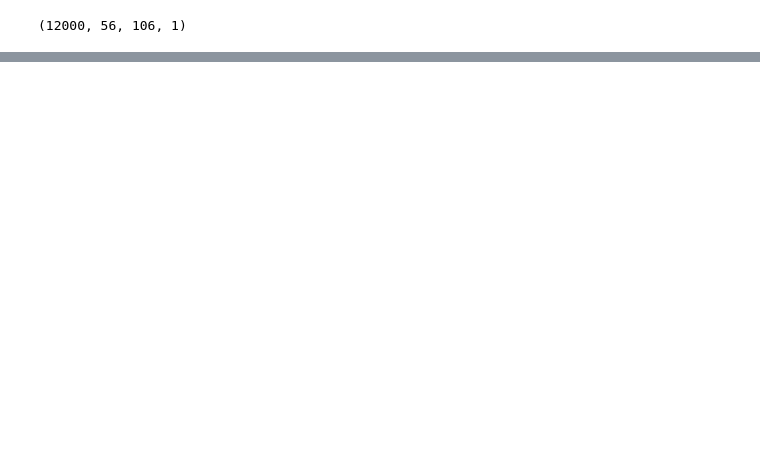
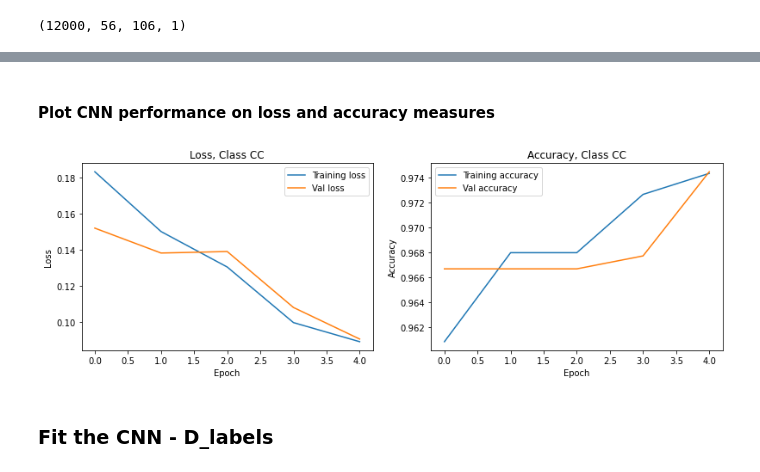
Before and after one commit to mathh17/Anvendt_ML_Eskamens_project, a Jupyter notebook: Q2_2_0_CNN.ipynb, the cells around one changed output, grey strips where cells are left out. Drawn from its saved outputs; the diff is of its cells as text; code cells hidden in the pictures; blank space fills up the shorter version.

```diff
--- a/Q2_2_0_CNN.ipynb
+++ b/Q2_2_0_CNN.ipynb
@@ -35,5 +65,5 @@ arr.shape
 # %%
-x_values = arr/255
+x_values = x_values/255
 cc_values = df['CC'].astype(np.uint8)
 d_values = df['D'].astype(np.uint8)
 y_values = df['Y'].astype(np.uint8)
@@ -66,0 +175,18 @@ models.compile(
+# %%
+model_CC = tf.keras.models.Sequential([
+    tf.keras.layers.Conv2D(filters=32, kernel_size=(3, 3), activation='relu', input_shape=(56, 106, 1)),
+    tf.keras.layers.Conv2D(filters=64, kernel_size=(3, 3), activation='relu'),
+    tf.keras.layers.Conv2D(filters=128, kernel_size=(3, 3), activation='relu'),
+    tf.keras.layers.Conv2D(filters=256, kernel_size=(3, 3), activation='relu'),
+    tf.keras.layers.Flatten(),
+    tf.keras.layers.Dense(64, activation='relu'),
+    tf.keras.layers.Dense(1, activation='sigmoid'),
+    ])
+
+model_CC.compile(
+    optimizer='adam',
+    loss= 'binary_crossentropy',
+    metrics=['accuracy'],
+    )
+
+model_CC.summary()
@@ -66,0 +213,2 @@ models.compile(
+# %%
+history = model_CC.fit(xCC_train, yCC_train, validation_data=(xCC_val, yCC_val), epochs=5, verbose=1)
@@ -67,9 +226,26 @@ models.compile(
+# %% [markdown]
+#### Plot CNN performance on loss and accuracy measures
 # %%
-#seed(100) #set fixed random seed from numpy
-history = models.fit(xD_train, yD_train, validation_data=(xD_val, yD_val), epochs=30, verbose=0)
+fig = plt.figure(figsize=plt.figaspect(0.3))
 
-plt.plot(history.history['accuracy'], label = 'Train')
-plt.plot(history.history['val_accuracy'], label = 'Val')
+ax = fig.add_subplot(1, 2, 1)
+ax.plot(history.history['loss'], label='Training loss')
+ax.plot(history.history['val_loss'], label='Val loss')
+plt.xlabel('Epoch')
+plt.ylabel('Loss')
+plt.legend()
+plt.title('Loss, Class CC')
+
+ax = fig.add_subplot(1, 2, 2)
+ax.plot(history.history['accuracy'], label='Training accuracy')
+ax.plot(history.history['val_accuracy'], label='Val accuracy')
 plt.xlabel('Epoch')
 plt.ylabel('Accuracy')
 plt.legend()
+plt.title('Accuracy, Class CC')
+
+plt.show()
+# %% [output]
+[figure, added]
+# %% [markdown]
+### Fit the CNN - D_labels
```
Also changed, not shown: parts of 28 cells of this notebook, 1 other file.
